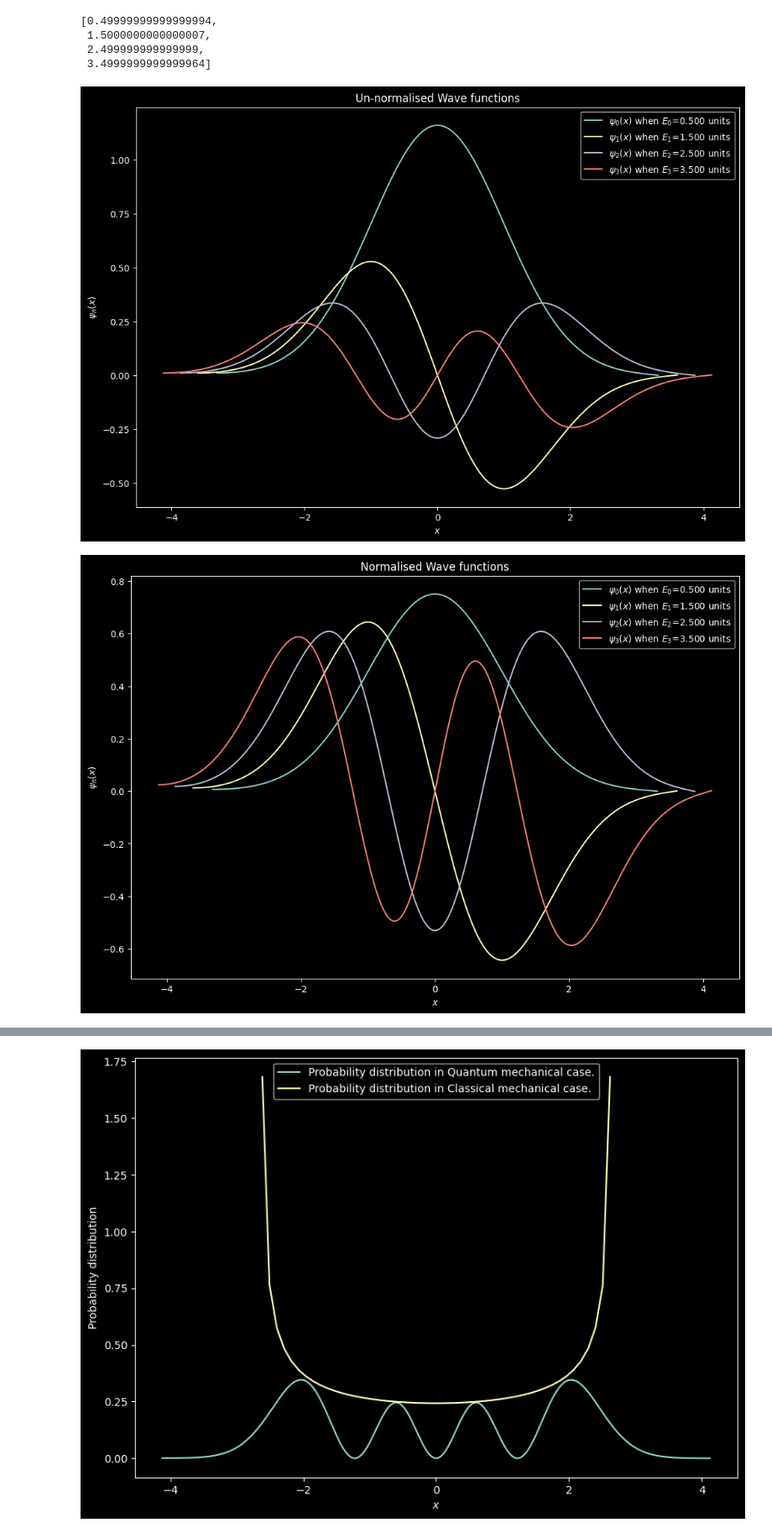
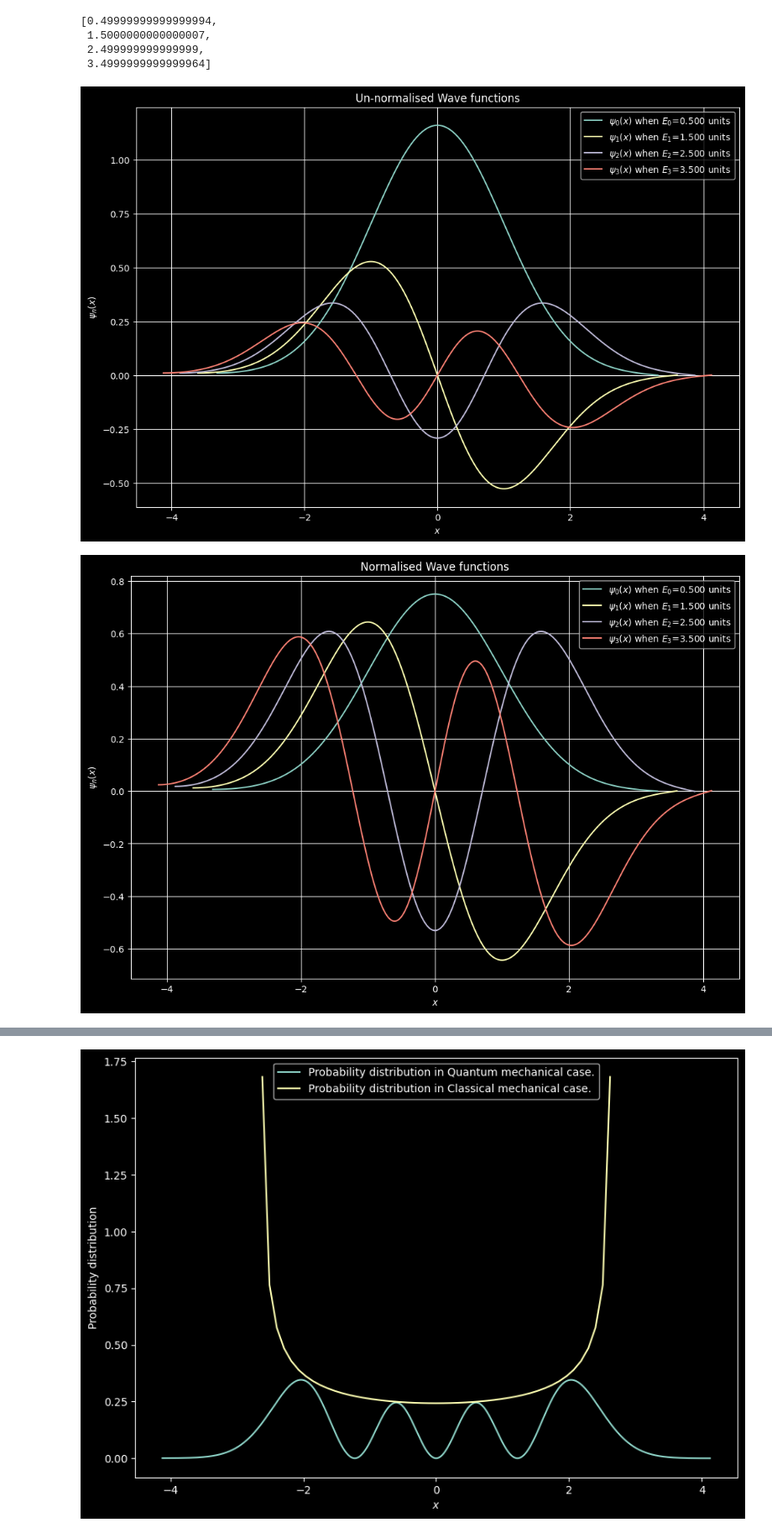
Before and after one commit to SuhasPK/My-Computational-Physics, a Jupyter notebook: Project-8/QM_Harmonic_oscillator/harmonic oscillator.ipynb, the cells around one changed output, grey strips where cells are left out. Shown: that part at 84% size. Drawn from its saved outputs; the diff is of its cells as text; code cells hidden in the pictures.

Commit message:
added grids to plot

```diff
--- a/Project-8/QM_Harmonic_oscillator/harmonic oscillator.ipynb
+++ b/Project-8/QM_Harmonic_oscillator/harmonic oscillator.ipynb
@@ -130,12 +130,13 @@ while count<=nmax:
     count=count+1
 
 plt.legend()
+plt.grid()
 plt.title('Un-normalised Wave functions')
 plt.ylabel("$\psi_{n}(x)$")
 plt.xlabel("$x$")
 plt.show()
 # %% [output]
-[figure, old version]
+[figure, new version]
 # %%
 count = 1
 while count <= nmax:
@@ -145,19 +146,20 @@ while count <= nmax:
 # %%
 count=1
 
 plt.figure(figsize=(12,8))
 while count<=nmax:
     plt.plot(xvalues[count-1],eigen_functions[count-1][0]
              ,label="$\psi_{%d}(x)$ when $E_{%d}$=%.3f units"%(count-1,count-1,eigen_energies[count-1]))
     count=count+1
 
 plt.legend()
+plt.grid()
 plt.title('Normalised Wave functions')
 plt.ylabel("$\psi_{n}(x)$")
 plt.xlabel("$x$")
 plt.show()
 # %% [output]
-[figure, old version]
+[figure, new version]
 # %%
 count=1
 
```
Also changed, not shown: parts of 1 cell of this notebook.
